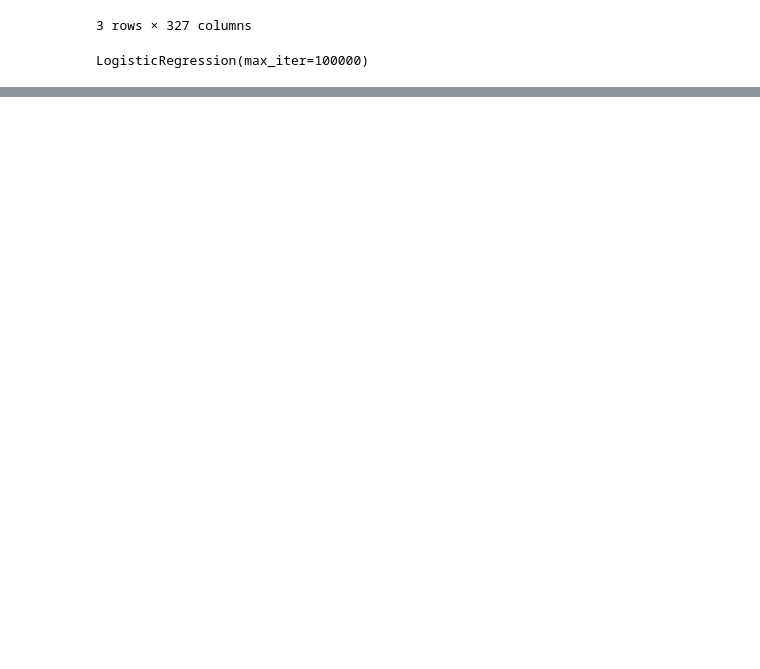
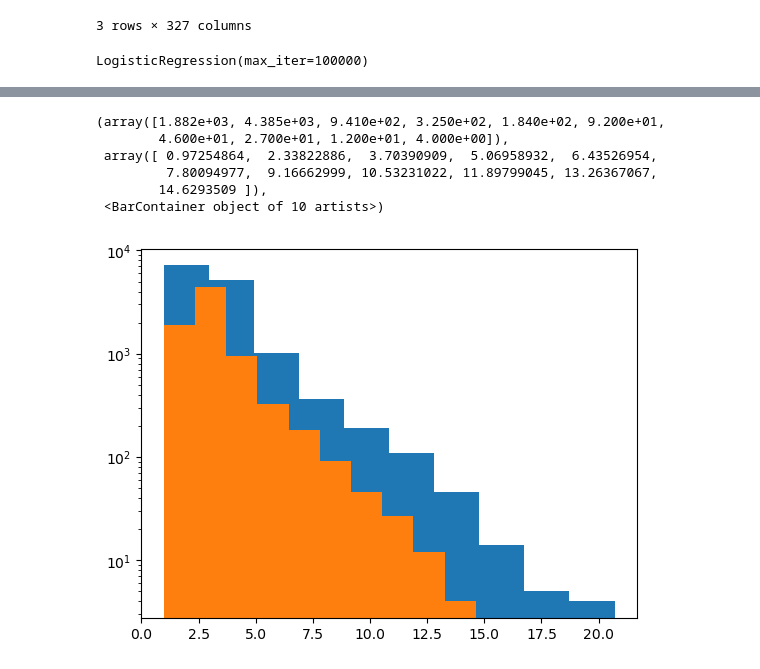
Before and after one commit to louisleger/ada-final-project, a Jupyter notebook: src/Observational_study.ipynb, the cells around one changed output, grey strips where cells are left out. Cells and saved outputs as stored; diff of their text form; code cells hidden in the pictures; blank space fills up the shorter version.

```diff
--- a/src/Observational_study.ipynb
+++ b/src/Observational_study.ipynb
@@ -307,0 +378,3 @@ Ttest_indResult(statistic=0.5487491385163628, pvalue=0.5832621018055049)
+# %%
+ss_m = actors[actors['gender'] == 'M']
+ss_f = actors[actors['gender'] == 'F']
@@ -307,0 +385,11 @@ Ttest_indResult(statistic=0.5487491385163628, pvalue=0.5832621018055049)
+# %%
+plt.hist(ss_m.ss,log=True)
+plt.hist(ss_f.ss,log=True)
+# %% [output]
+(array([1.882e+03, 4.385e+03, 9.410e+02, 3.250e+02, 1.840e+02, 9.200e+01,
+        4.600e+01, 2.700e+01, 1.200e+01, 4.000e+00]),
+ array([ 0.97254864,  2.33822886,  3.70390909,  5.06958932,  6.43526954,
+         7.80094977,  9.16662999, 10.53231022, 11.89799045, 13.26367067,
+        14.6293509 ]),
+ <BarContainer object of 10 artists>)
+[figure, added]
```
Also changed, not shown: parts of 37 cells of this notebook, 3 other files.
